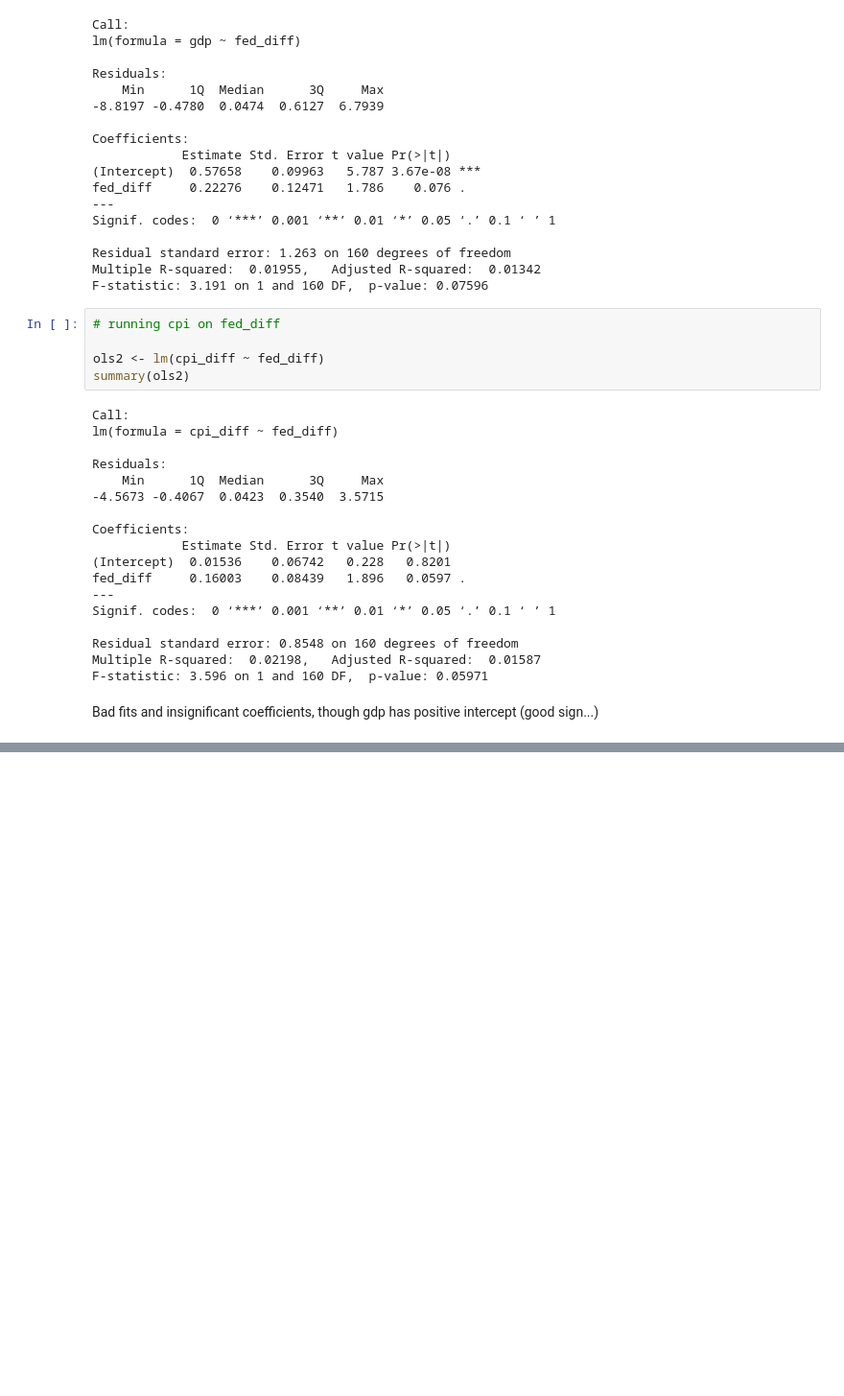
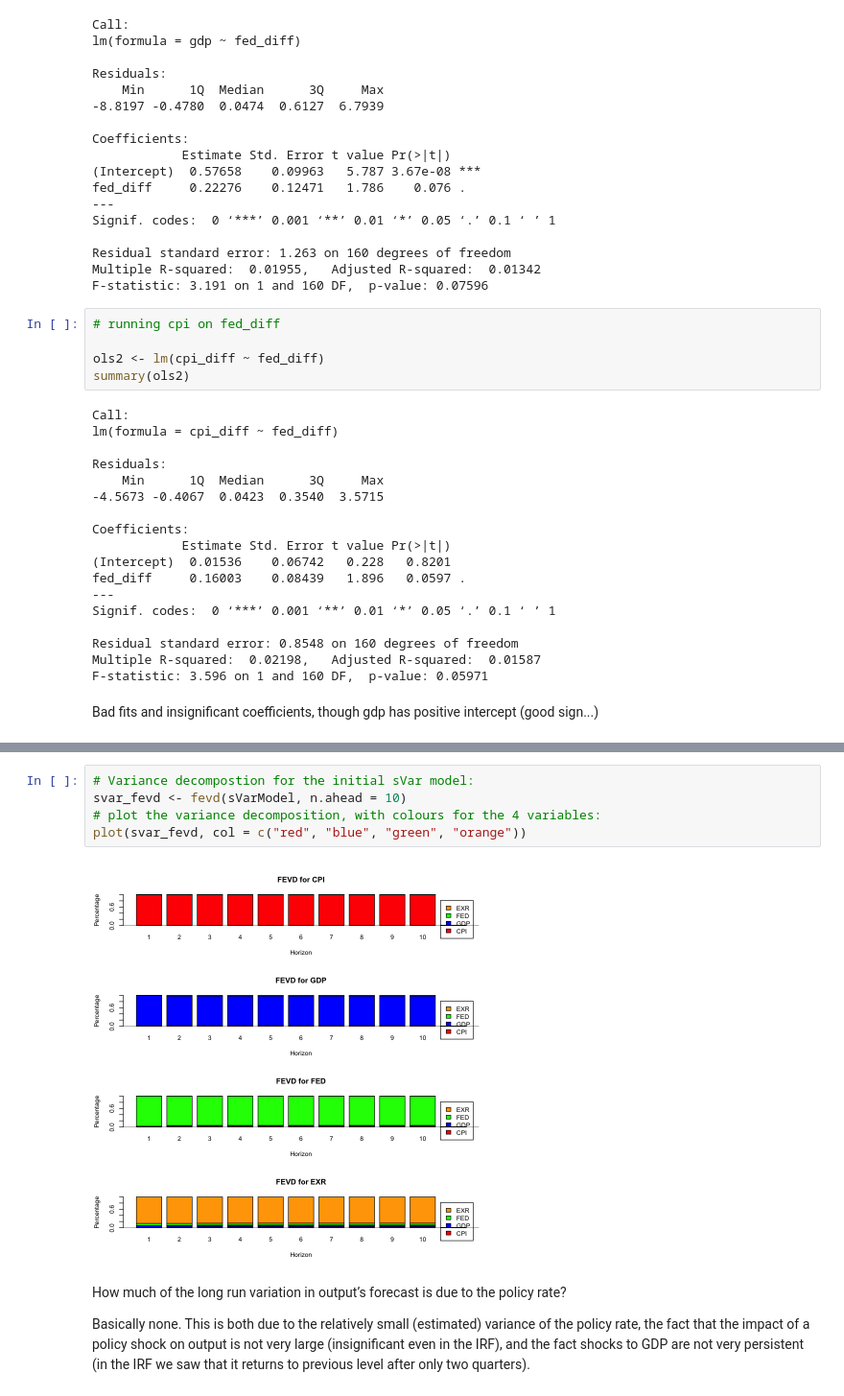
Before and after one commit to lasse-meixner/W6-Code, a Jupyter notebook: VAR_Sweden.ipynb, the cells around one changed output, grey strips where cells are left out. Shown: that part at 96% size. Drawn from its saved outputs; the diff is of its cells as text; blank space fills up the shorter version.

```diff
--- a/VAR_Sweden.ipynb
+++ b/VAR_Sweden.ipynb
@@ -147,0 +397,12 @@ AIC(n)  HQ(n)  SC(n) FPE(n)
+# %%
+# Variance decompostion for the initial sVar model:
+svar_fevd <- fevd(sVarModel, n.ahead = 10)
+# plot the variance decomposition, with colours for the 4 variables:
+plot(svar_fevd, col = c("red", "blue", "green", "orange"))
+# %% [output]
+[figure, added]
+# %% [markdown]
+How much of the long run variation in output’s forecast is due to the
+policy rate?
+
+Basically none. This is both due to the relatively small (estimated) variance of the policy rate, the fact that the impact of a policy shock on output is not very large (insignificant even in the IRF), and the fact shocks to GDP are not very persistent (in the IRF we saw that it returns to previous level after only two quarters).
```
Also changed, not shown: parts of 22 cells of this notebook.
